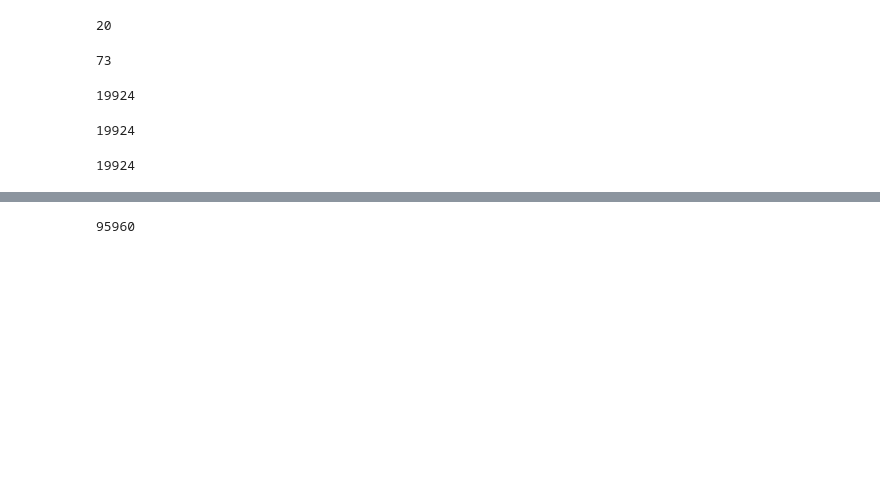
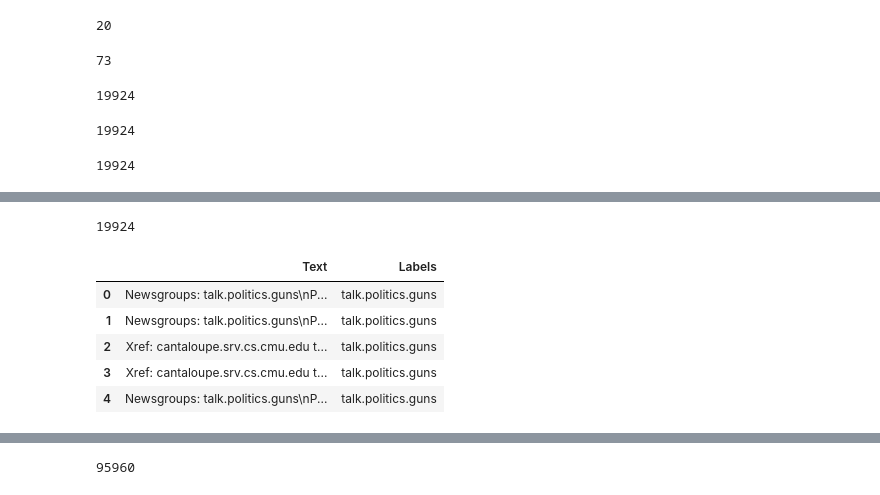
Before and after one commit to Ranjankraj/Public, a Jupyter notebook: multiclass_20_ng.ipynb, the cells around one changed output, grey strips where cells are left out. Drawn from its saved outputs; the diff is of its cells as text; code cells hidden in the pictures; blank space fills up the shorter version.

```diff
--- a/multiclass_20_ng.ipynb
+++ b/multiclass_20_ng.ipynb
@@ -171,0 +122,21 @@ for i in range(len(pathname_list)):
+# %%
+# function for reading data
+
+def ps(doc):
+      f = open(doc)
+      data= f.read()
+      return data
+# %%
+#Reading & storing data from all the files
+
+import glob
+import os.path
+import string
+
+X_data = []
+
+for i in range(len(pathname_list)):
+  for file in glob.glob(pathname_list[i]):
+
+      data = ps(file)
+      X_data.append(data)
@@ -171,0 +169,19 @@ for i in range(len(pathname_list)):
+# %%
+#Organising data in pandas dataframe to work with
+
+import pandas as pd
+
+df1 = pd.DataFrame(X_data, columns=['Text'])
+df2 = pd.DataFrame(Y, columns=['Labels'])
+
+df = pd.concat([df1, df2], axis=1)
+print(len(df))
+df.head()
+# %% [output]
+19924
+|  | Text | Labels |
+| 0 | Newsgroups: talk.politics.guns\nP... | talk.politics.guns |
+| 1 | Newsgroups: talk.politics.guns\nP... | talk.politics.guns |
+| 2 | Xref: cantaloupe.srv.cs.cmu.edu t... | talk.politics.guns |
+| 3 | Xref: cantaloupe.srv.cs.cmu.edu t... | talk.politics.guns |
+| 4 | Newsgroups: talk.politics.guns\nP... | talk.politics.guns |
```
Also changed, not shown: parts of 47 cells of this notebook.
